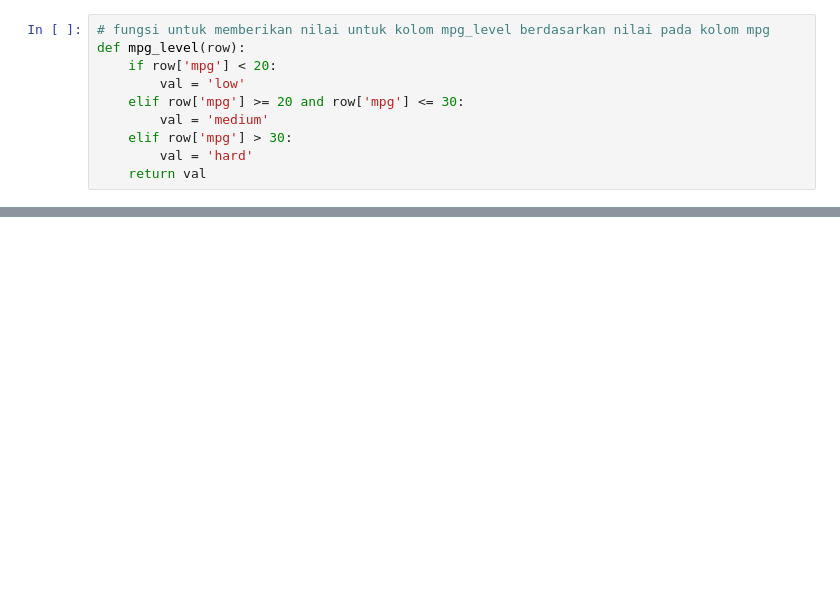
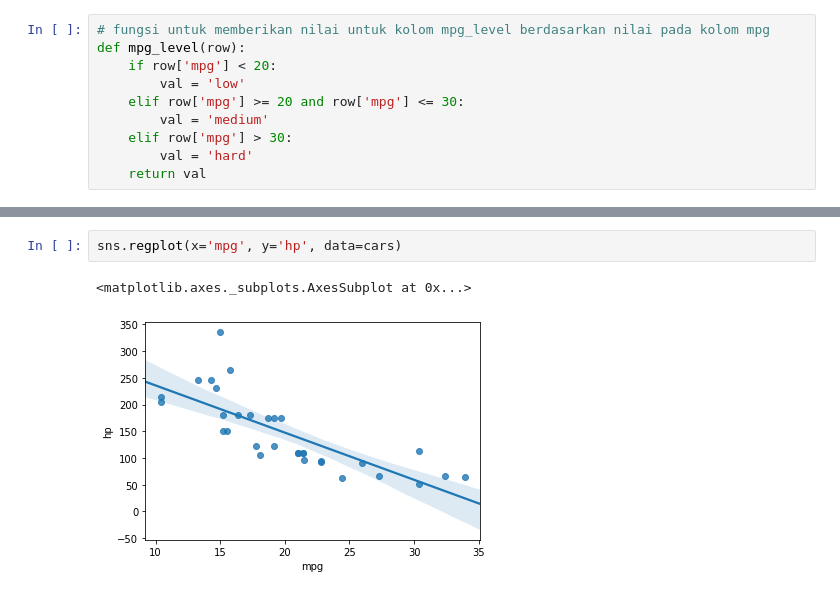
Before and after one commit to PrinandaRahmatullah/Soal_Magang_Jagoanhosting, a Jupyter notebook: mtcars_us.ipynb, the cells around one changed output, grey strips where cells are left out. Saved outputs shown, nothing was run; the diff lists cells and outputs as text; blank space fills up the shorter version.

```diff
--- a/mtcars_us.ipynb
+++ b/mtcars_us.ipynb
@@ -72,0 +98,5 @@ df.head()
+# %%
+sns.regplot(x='mpg', y='hp', data=cars)
+# %% [output]
+<matplotlib.axes._subplots.AxesSubplot at 0x...>
+[figure, added]
```
Also changed, not shown: parts of 15 cells of this notebook.
